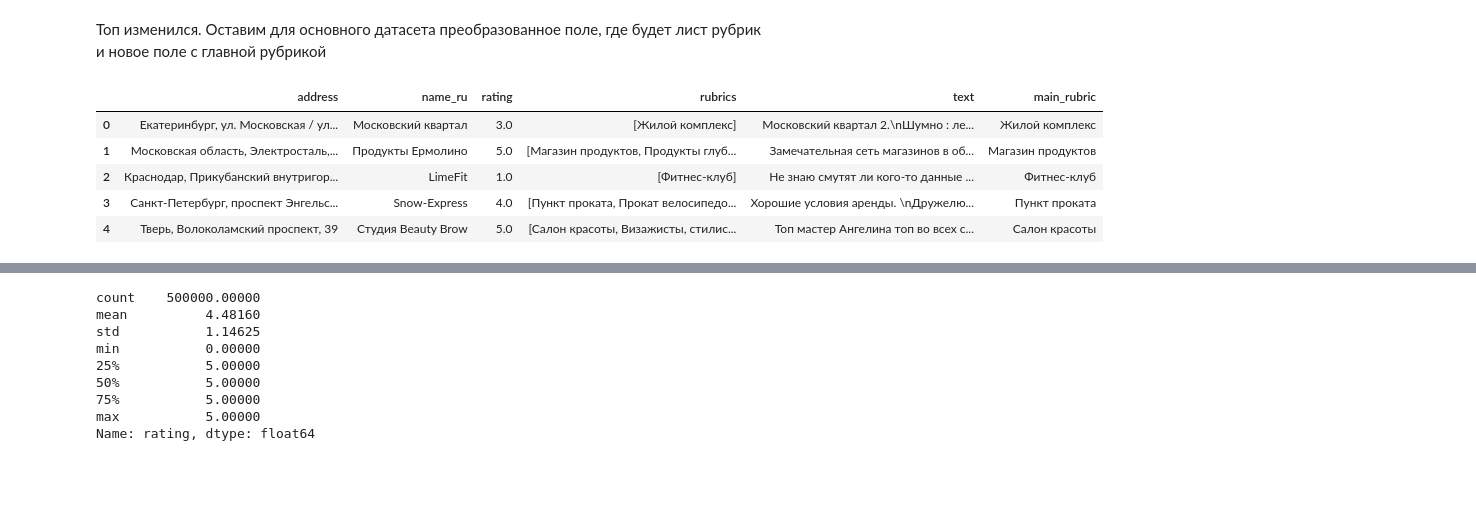
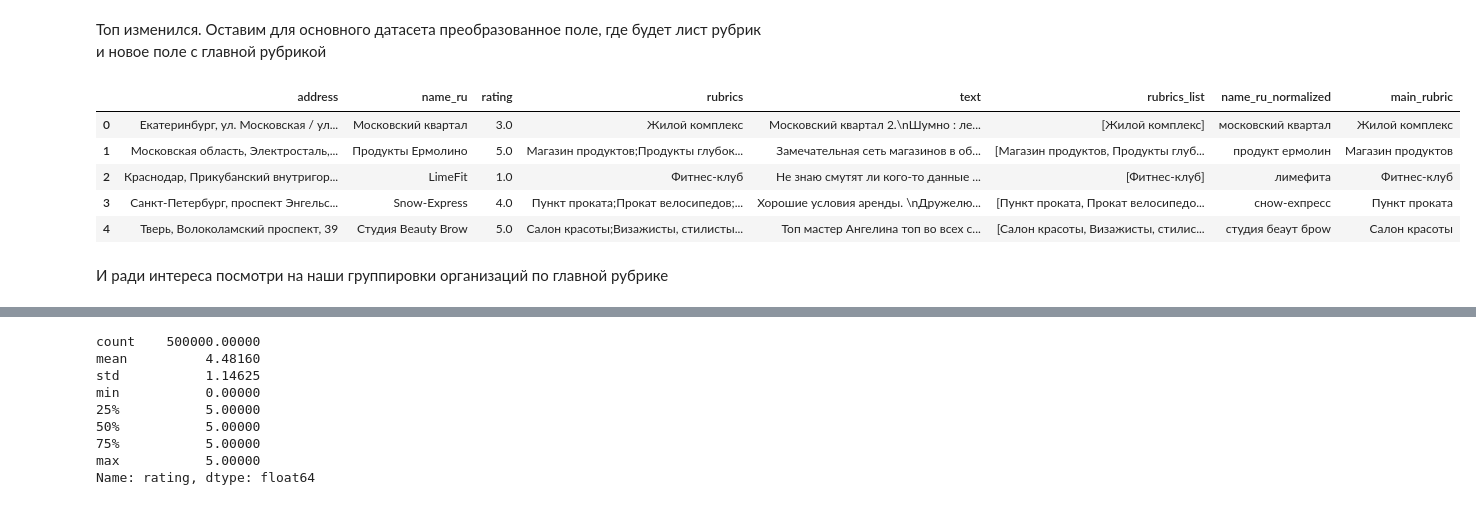
Before and after one commit to Zaides01/GP3, a Jupyter notebook: EDA.ipynb, the cells around one changed output, grey strips where cells are left out. Drawn from its saved outputs; the diff is of its cells as text; code cells hidden in the pictures; blank space fills up the shorter version.

```diff
--- a/EDA.ipynb
+++ b/EDA.ipynb
@@ -164,5 +157,5 @@ df[df['name_ru'].str.contains("Неизвестная") == True]
 # %%
-df_without_names = df[df['name_ru'].isna()]
+df_without_names = df[df['name_ru'].isna()].copy()
 df_without_names['key'] = df['address'] + df['rubrics']
 df_without_names.head()
 # %% [output]
@@ -214,0 +298,27 @@ memory usage: 19.1+ MB
+# %%
+morph = pymorphy3.MorphAnalyzer()
+# %%
+def normalize_name(name):
+    name = name.lower()
+
+    try:
+        name_ru = translit(name, 'ru')
+        if name_ru and re.search('[а-я]', name_ru):
+            name = name_ru
+    except Exception:
+        pass
+
+    name = re.sub(r'[^а-яa-z0-9\s-]', '', name)
+
+    words = name.split()
+    lemmatized_words = [morph.parse(word)[0].normal_form for word in words]
+    name = ' '.join(lemmatized_words)
+
+    name = re.sub(r'\s+', ' ', name).strip()
+    name = name.replace('ё', 'е')
+
+    return name
+
+df['name_ru_normalized'] = df['name_ru'].apply(normalize_name)
+
+df[df['name_ru'] != df['name_ru_normalized']][['name_ru', 'name_ru_normalized']].head(10)
@@ -214,0 +355,3 @@ memory usage: 19.1+ MB
+# %%
+rows_to_change = df['name_ru'] == "Altai Palace"
+df.loc[rows_to_change,'name_ru_normalized'] = "алтай пэласа"
@@ -282,13 +461,14 @@ plt.show()
 # %% [markdown]
 Топ изменился. Оставим для основного датасета преобразованное поле, где будет лист рубрик и новое поле с главной рубрикой
 # %%
-df['rubrics'] = df['rubrics'].str.split(';')
-df['main_rubric'] = df['rubrics'].apply(lambda x: x[0])
+df['main_rubric'] = df['rubrics_list'].apply(lambda x: x[0])
 df.head()
 # %% [output]
-|  | address | name_ru | rating | rubrics | text | main_rubric |
-| 0 | Екатеринбург, ул. Московская / ул... | Московский квартал | 3.0 | [Жилой комплекс] | Московский квартал 2.\nШумно : ле... | Жилой комплекс |
-| 1 | Московская область, Электросталь,... | Продукты Ермолино | 5.0 | [Магазин продуктов, Продукты глуб... | Замечательная сеть магазинов в об... | Магазин продуктов |
-| 2 | Краснодар, Прикубанский внутригор... | LimeFit | 1.0 | [Фитнес-клуб] | Не знаю смутят ли кого-то данные ... | Фитнес-клуб |
-| 3 | Санкт-Петербург, проспект Энгельс... | Snow-Express | 4.0 | [Пункт проката, Прокат велосипедо... | Хорошие условия аренды. \nДружелю... | Пункт проката |
-| 4 | Тверь, Волоколамский проспект, 39 | Студия Beauty Brow | 5.0 | [Салон красоты, Визажисты, стилис... | Топ мастер Ангелина топ во всех с... | Салон красоты |
+|  | address | name_ru | rating | rubrics | text | rubrics_list | name_ru_normalized | main_rubric |
+| 0 | Екатеринбург, ул. Московская / ул... | Московский квартал | 3.0 | Жилой комплекс | Московский квартал 2.\nШумно : ле... | [Жилой комплекс] | московский квартал | Жилой комплекс |
+| 1 | Московская область, Электросталь,... | Продукты Ермолино | 5.0 | Магазин продуктов;Продукты глубок... | Замечательная сеть магазинов в об... | [Магазин продуктов, Продукты глуб... | продукт ермолин | Магазин продуктов |
+| 2 | Краснодар, Прикубанский внутригор... | LimeFit | 1.0 | Фитнес-клуб | Не знаю смутят ли кого-то данные ... | [Фитнес-клуб] | лимефита | Фитнес-клуб |
+| 3 | Санкт-Петербург, проспект Энгельс... | Snow-Express | 4.0 | Пункт проката;Прокат велосипедов;... | Хорошие условия аренды. \nДружелю... | [Пункт проката, Прокат велосипедо... | сноw-еxпресс | Пункт проката |
+| 4 | Тверь, Волоколамский проспект, 39 | Студия Beauty Brow | 5.0 | Салон красоты;Визажисты, стилисты... | Топ мастер Ангелина топ во всех с... | [Салон красоты, Визажисты, стилис... | студия беаут броw | Салон красоты |
+# %% [markdown]
+И ради интереса посмотри на наши группировки организаций по главной рубрике
```
Also changed, not shown: parts of 51 cells of this notebook.
